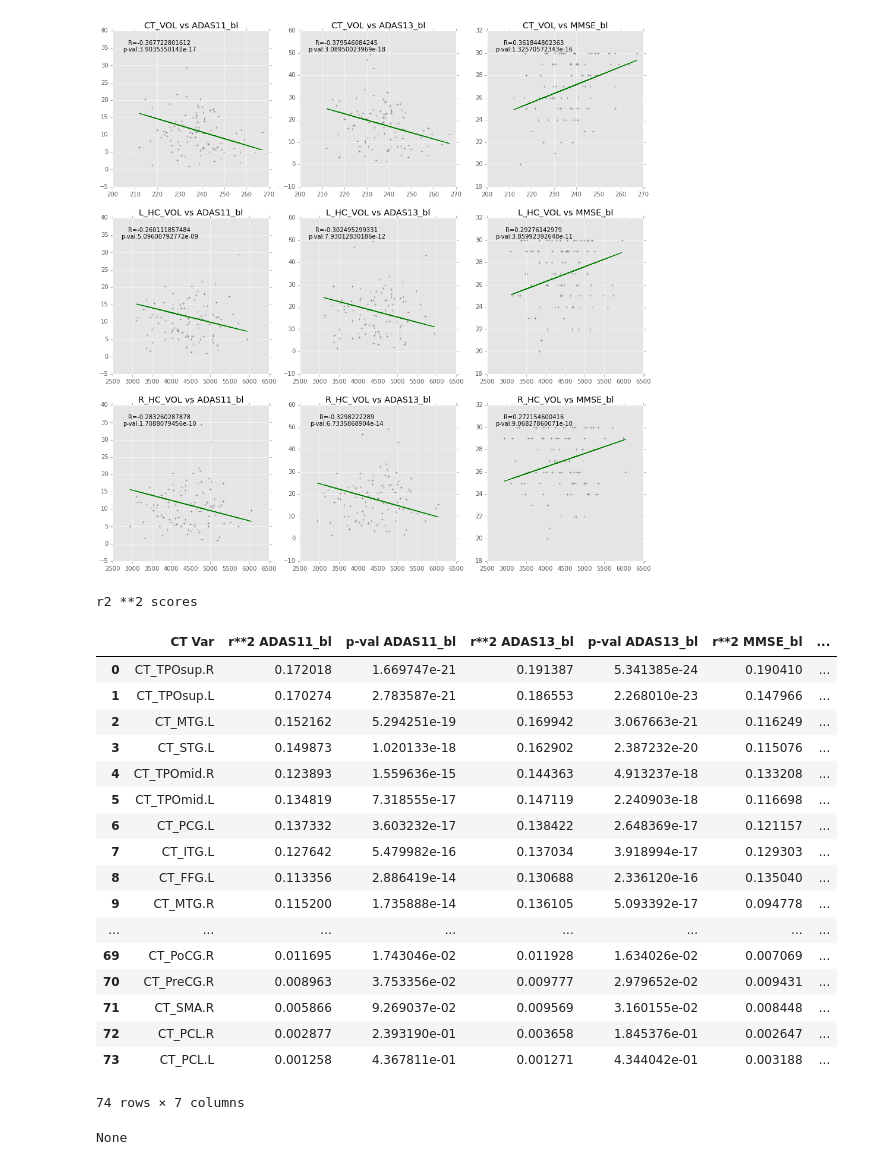
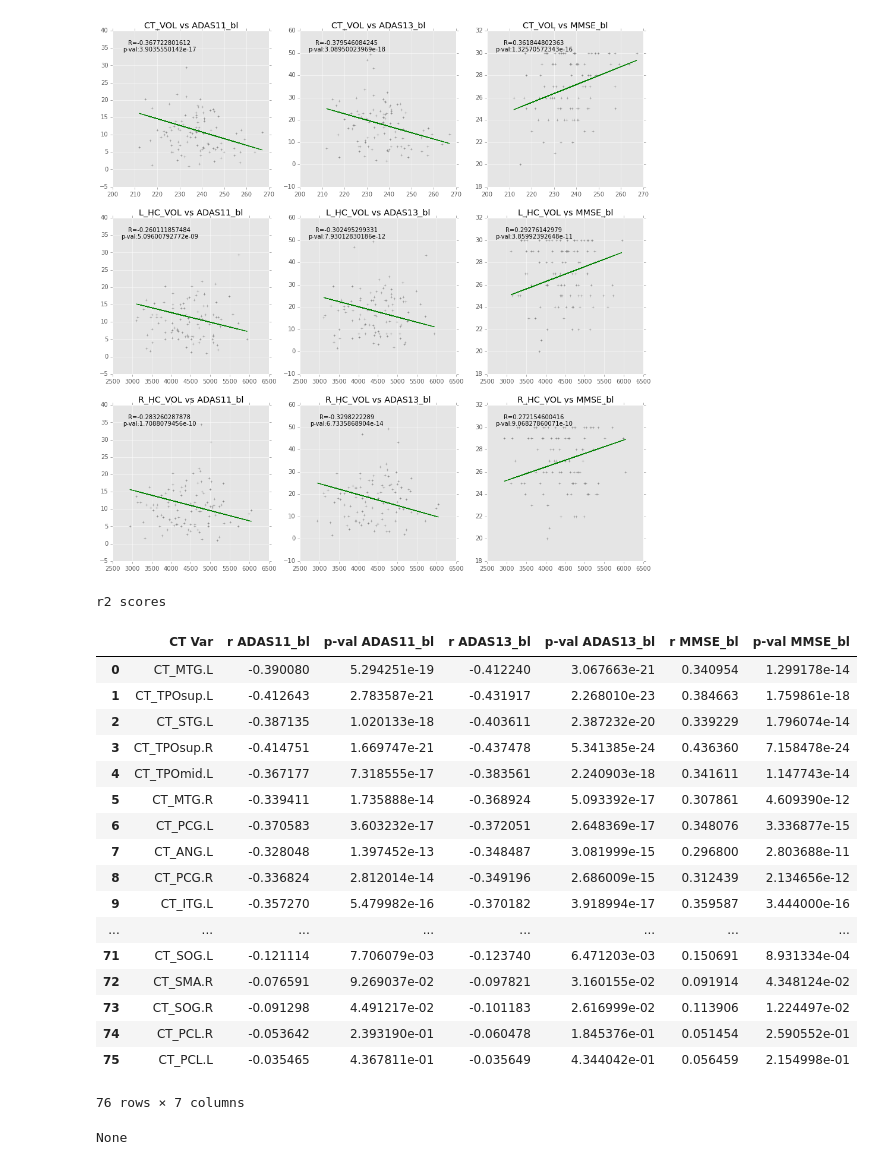
Before and after one commit to TIGRLab/NI-ML, a Jupyter notebook: models/notebooks/MMRegression/MMR_simple.ipynb, the cells around one changed output. Saved outputs shown, nothing was run; the diff lists cells and outputs as text; code cells hidden in the pictures.

```diff
--- a/models/notebooks/MMRegression/MMR_simple.ipynb
+++ b/models/notebooks/MMRegression/MMR_simple.ipynb
@@ -230,7 +208,7 @@ plt.show()
 # Univariate regression on individual CT vars
 frame = pd.read_pickle('/projects/francisco/data/ADNI/cli_ct_seg_fused_train.pkl')
 frame = frame[np.isfinite(frame['ADAS11_bl']) & np.isfinite(frame['ADAS13_bl']) & np.isfinite(frame['MMSE_bl'])]
-ct = frame.filter(regex=modalities_regex)
+ct = frame.filter(regex='^CT_|^L_HC_VOL|^R_HC_VOL')
 y_cur = frame.filter(regex=targets_regex).as_matrix()
 
 scores = []
@@ -240,38 +218,38 @@ for i, var in enumerate(ct.keys()):
         x = ct[var].as_matrix()
         y = y_cur[:,t]
         slope, intercept, r_value, p_value, std_err = scipy.stats.linregress(x.ravel(), y)
-        cur_scores.append(r_value ** 2)
+        cur_scores.append(r_value)
         cur_scores.append(p_value)
     scores.append(tuple(cur_scores))
 # %%
 from IPython.display import display
 from pandas import DataFrame
 
 scores.sort(reverse=True, key=lambda s: abs(s[1] + s[3] + s[5]))
 header = ['CT Var']
-header2 = zip(['r**2 {}'.format(t) for t in targets], ['p-val {}'.format(t) for t in targets])
+header2 = zip(['r {}'.format(t) for t in targets], ['p-val {}'.format(t) for t in targets])
 header = header + [val for pair in header2 for val in pair]
 score_table = DataFrame(scores, columns=header)
-print 'r2 **2 scores'
+print 'r scores'
 print display(score_table)
 # %% [output]
-r2 **2 scores
+r2 scores
-|  | CT Var | r**2 ADAS11_bl | p-val ADAS11_bl | r**2 ADAS13_bl | p-val ADAS13_bl | r**2 MMSE_bl | ... |
-| 0 | CT_TPOsup.R | 0.172018 | 1.669747e-21 | 0.191387 | 5.341385e-24 | 0.190410 | ... |
-| 1 | CT_TPOsup.L | 0.170274 | 2.783587e-21 | 0.186553 | 2.268010e-23 | 0.147966 | ... |
-| 2 | CT_MTG.L | 0.152162 | 5.294251e-19 | 0.169942 | 3.067663e-21 | 0.116249 | ... |
-| 3 | CT_STG.L | 0.149873 | 1.020133e-18 | 0.162902 | 2.387232e-20 | 0.115076 | ... |
-| 4 | CT_TPOmid.R | 0.123893 | 1.559636e-15 | 0.144363 | 4.913237e-18 | 0.133208 | ... |
-| 5 | CT_TPOmid.L | 0.134819 | 7.318555e-17 | 0.147119 | 2.240903e-18 | 0.116698 | ... |
-| 6 | CT_PCG.L | 0.137332 | 3.603232e-17 | 0.138422 | 2.648369e-17 | 0.121157 | ... |
-| 7 | CT_ITG.L | 0.127642 | 5.479982e-16 | 0.137034 | 3.918994e-17 | 0.129303 | ... |
-| 8 | CT_FFG.L | 0.113356 | 2.886419e-14 | 0.130688 | 2.336120e-16 | 0.135040 | ... |
-| 9 | CT_MTG.R | 0.115200 | 1.735888e-14 | 0.136105 | 5.093392e-17 | 0.094778 | ... |
+|  | CT Var | r ADAS11_bl | p-val ADAS11_bl | r ADAS13_bl | p-val ADAS13_bl | r MMSE_bl | p-val MMSE_bl |
+| 0 | CT_MTG.L | -0.390080 | 5.294251e-19 | -0.412240 | 3.067663e-21 | 0.340954 | 1.299178e-14 |
+| 1 | CT_TPOsup.L | -0.412643 | 2.783587e-21 | -0.431917 | 2.268010e-23 | 0.384663 | 1.759861e-18 |
+| 2 | CT_STG.L | -0.387135 | 1.020133e-18 | -0.403611 | 2.387232e-20 | 0.339229 | 1.796074e-14 |
+| 3 | CT_TPOsup.R | -0.414751 | 1.669747e-21 | -0.437478 | 5.341385e-24 | 0.436360 | 7.158478e-24 |
+| 4 | CT_TPOmid.L | -0.367177 | 7.318555e-17 | -0.383561 | 2.240903e-18 | 0.341611 | 1.147743e-14 |
+| 5 | CT_MTG.R | -0.339411 | 1.735888e-14 | -0.368924 | 5.093392e-17 | 0.307861 | 4.609390e-12 |
+| 6 | CT_PCG.L | -0.370583 | 3.603232e-17 | -0.372051 | 2.648369e-17 | 0.348076 | 3.336877e-15 |
+| 7 | CT_ANG.L | -0.328048 | 1.397452e-13 | -0.348487 | 3.081999e-15 | 0.296800 | 2.803688e-11 |
+| 8 | CT_PCG.R | -0.336824 | 2.812014e-14 | -0.349196 | 2.686009e-15 | 0.312439 | 2.134656e-12 |
+| 9 | CT_ITG.L | -0.357270 | 5.479982e-16 | -0.370182 | 3.918994e-17 | 0.359587 | 3.444000e-16 |
 | ... | ... | ... | ... | ... | ... | ... | ... |
-| 69 | CT_PoCG.R | 0.011695 | 1.743046e-02 | 0.011928 | 1.634026e-02 | 0.007069 | ... |
-| 70 | CT_PreCG.R | 0.008963 | 3.753356e-02 | 0.009777 | 2.979652e-02 | 0.009431 | ... |
-| 71 | CT_SMA.R | 0.005866 | 9.269037e-02 | 0.009569 | 3.160155e-02 | 0.008448 | ... |
-| 72 | CT_PCL.R | 0.002877 | 2.393190e-01 | 0.003658 | 1.845376e-01 | 0.002647 | ... |
-| 73 | CT_PCL.L | 0.001258 | 4.367811e-01 | 0.001271 | 4.344042e-01 | 0.003188 | ... |
+| 71 | CT_SOG.L | -0.121114 | 7.706079e-03 | -0.123740 | 6.471203e-03 | 0.150691 | 8.931334e-04 |
+| 72 | CT_SMA.R | -0.076591 | 9.269037e-02 | -0.097821 | 3.160155e-02 | 0.091914 | 4.348124e-02 |
+| 73 | CT_SOG.R | -0.091298 | 4.491217e-02 | -0.101183 | 2.616999e-02 | 0.113906 | 1.224497e-02 |
+| 74 | CT_PCL.R | -0.053642 | 2.393190e-01 | -0.060478 | 1.845376e-01 | 0.051454 | 2.590552e-01 |
+| 75 | CT_PCL.L | -0.035465 | 4.367811e-01 | -0.035649 | 4.344042e-01 | 0.056459 | 2.154998e-01 |
-74 rows × 7 columns
+76 rows × 7 columns
 None
```
Also changed, not shown: parts of 3 cells of this notebook.
